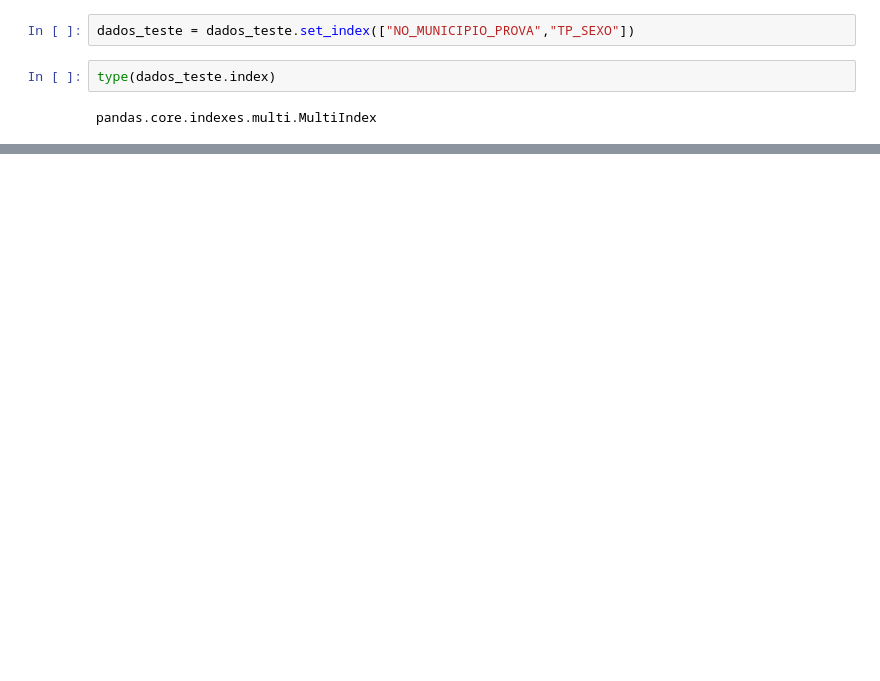
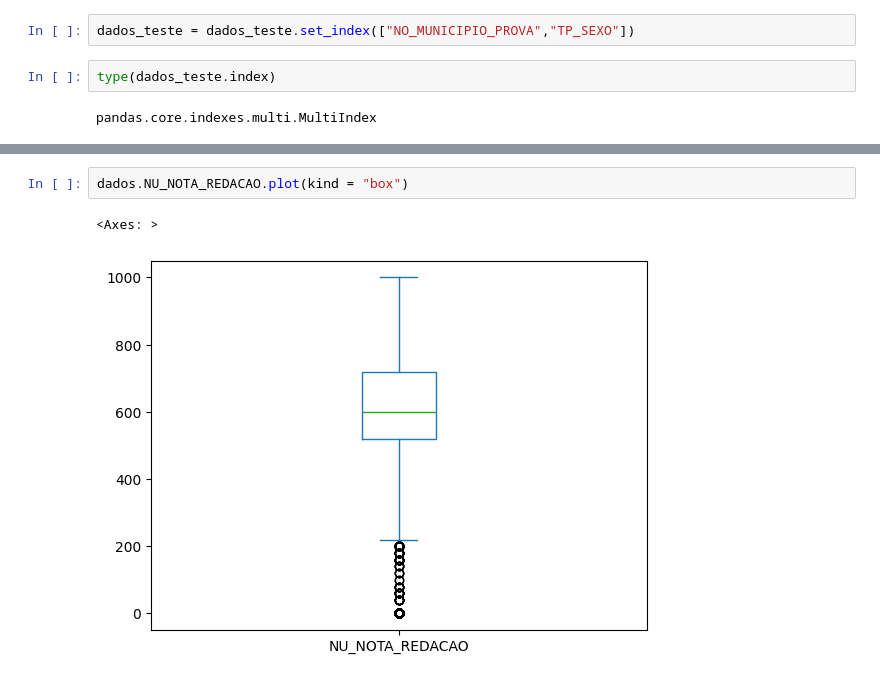
Before and after one commit to Paulo-Henri7/Dados-Enem-2021-Ba, a Jupyter notebook: Script_Python.ipynb, the cells around one changed output, grey strips where cells are left out. Saved outputs shown, nothing was run; the diff lists cells and outputs as text; blank space fills up the shorter version.

```diff
--- a/Script_Python.ipynb
+++ b/Script_Python.ipynb
@@ -2712,0 +2872,5 @@ dados_teste
+# %%
+dados.NU_NOTA_REDACAO.plot(kind = "box")
+# %% [output]
+<Axes: >
+[figure, added]
```
Also changed, not shown: parts of 130 cells of this notebook.
